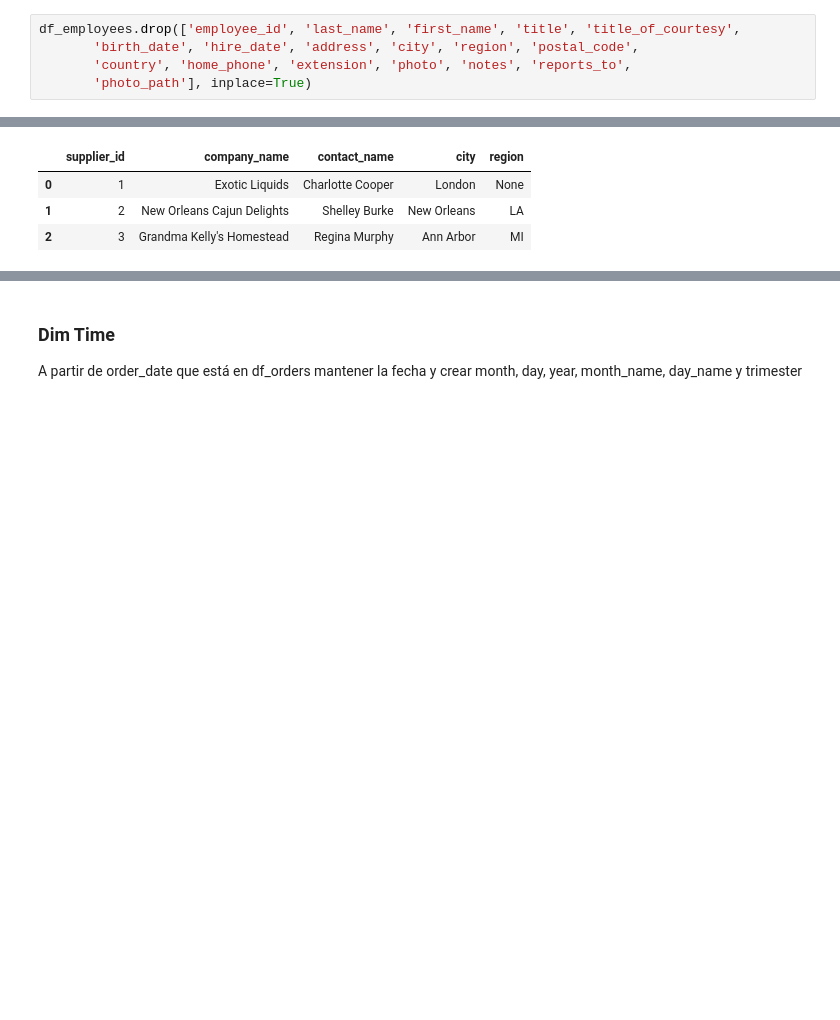
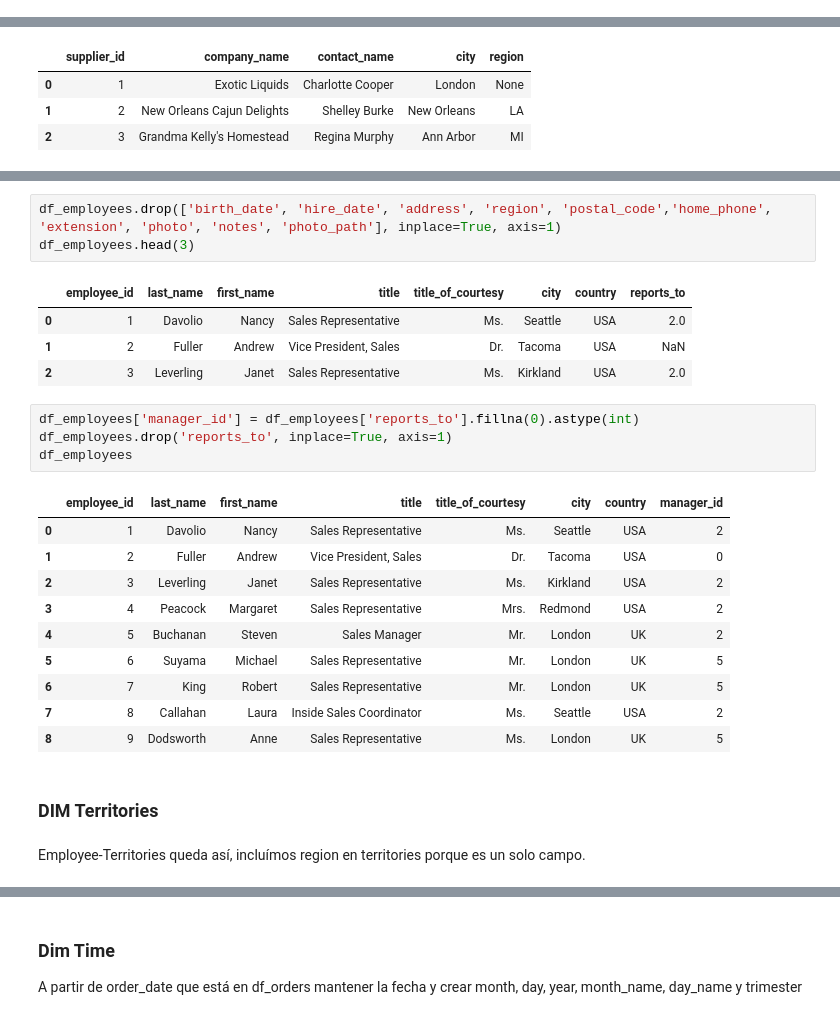
Before and after one commit to SGiraldoZ/nortwhind_ETL, a Jupyter notebook: ETL_nw.ipynb, the cells around one changed output, grey strips where cells are left out. Cells and saved outputs as stored; diff of their text form; blank space fills up the shorter version.

```diff
--- a/ETL_nw.ipynb
+++ b/ETL_nw.ipynb
@@ -128,5 +119,0 @@ Index(['employee_id', 'last_name', 'first_name', 'title', 'title_of_courtesy',
-# %%
-df_employees.drop(['employee_id', 'last_name', 'first_name', 'title', 'title_of_courtesy',
-       'birth_date', 'hire_date', 'address', 'city', 'region', 'postal_code',
-       'country', 'home_phone', 'extension', 'photo', 'notes', 'reports_to',
-       'photo_path'], inplace=True)
@@ -218,0 +241,27 @@ dim_suppliers.head(3)
+# %%
+df_employees.drop(['birth_date', 'hire_date', 'address', 'region', 'postal_code','home_phone', 'extension', 'photo', 'notes', 'photo_path'], inplace=True, axis=1)
+df_employees.head(3)
+# %% [output]
+|  | employee_id | last_name | first_name | title | title_of_courtesy | city | country | reports_to |
+| 0 | 1 | Davolio | Nancy | Sales Representative | Ms. | Seattle | USA | 2.0 |
+| 1 | 2 | Fuller | Andrew | Vice President, Sales | Dr. | Tacoma | USA | NaN |
+| 2 | 3 | Leverling | Janet | Sales Representative | Ms. | Kirkland | USA | 2.0 |
+# %%
+df_employees['manager_id'] = df_employees['reports_to'].fillna(0).astype(int)
+df_employees.drop('reports_to', inplace=True, axis=1)
+df_employees
+# %% [output]
+|  | employee_id | last_name | first_name | title | title_of_courtesy | city | country | manager_id |
+| 0 | 1 | Davolio | Nancy | Sales Representative | Ms. | Seattle | USA | 2 |
+| 1 | 2 | Fuller | Andrew | Vice President, Sales | Dr. | Tacoma | USA | 0 |
+| 2 | 3 | Leverling | Janet | Sales Representative | Ms. | Kirkland | USA | 2 |
+| 3 | 4 | Peacock | Margaret | Sales Representative | Mrs. | Redmond | USA | 2 |
+| 4 | 5 | Buchanan | Steven | Sales Manager | Mr. | London | UK | 2 |
+| 5 | 6 | Suyama | Michael | Sales Representative | Mr. | London | UK | 5 |
+| 6 | 7 | King | Robert | Sales Representative | Mr. | London | UK | 5 |
+| 7 | 8 | Callahan | Laura | Inside Sales Coordinator | Ms. | Seattle | USA | 2 |
+| 8 | 9 | Dodsworth | Anne | Sales Representative | Ms. | London | UK | 5 |
+# %% [markdown]
+### DIM Territories
+# %% [markdown]
+Employee-Territories queda así, incluímos region en territories porque es un solo campo.
```
Also changed, not shown: parts of 18 cells of this notebook.
